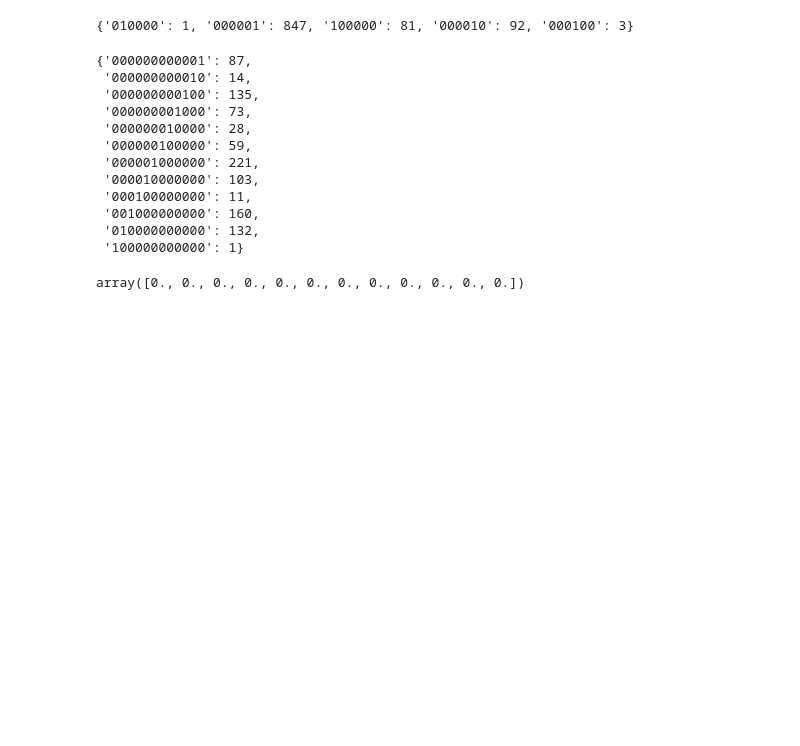
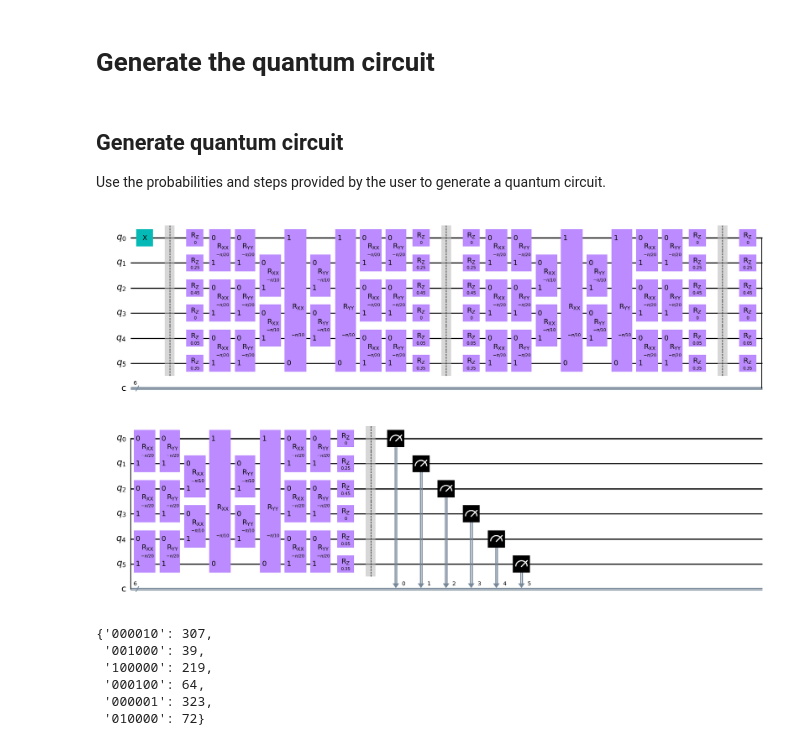
Before and after one commit to sneakyweasel/quintessence, a Jupyter notebook: notebooks/quantum_circuit.ipynb, the cells around one changed output. Cells and saved outputs as stored; diff of their text form; code cells hidden in the pictures; blank space fills up the shorter version.

```diff
--- a/notebooks/quantum_circuit.ipynb
+++ b/notebooks/quantum_circuit.ipynb
@@ -1 +1,3 @@
+# %% [markdown]
+# Generate the quantum circuit
 # %%
@@ -16,10 +16,14 @@ simulator = Aer.get_backend('qasm_simulator')
+# %% [markdown]
+## Generate quantum circuit
+
+Use the probabilities and steps provided by the user to generate a quantum circuit.
 # %%
-# JSON data
+# JSON data example from the frontend
 json_data = {
     "computer": "ionq",  # quantum computer to use
-    "qbit_count": 6,     # number of qubits to use
+    "steps": 3,          # number of steps to take in the quantum circuit
     "places": [          # list of places to visit and their probabilities
-        ["Gym", 0.2],
+        ["Home", 0.2],
         ["Opera", 0.5],
         ["Rooftop bar", 0.9],
         ["Street fair", 0.0],
@@ -28,17 +32,15 @@ json_data = {
     ]
 }
 
-backend = simulator
-
 # Retrieve probabilities
 probabilities = []
 for place in json_data['places']:
-    probabilities.append(place['probability'])
+    probabilities.append(place[1])
 
 # Quantum circuit variables
 start = 0
 probabilities[start] = 0
-steps = 1
+steps = json_data['steps']
 J_val = np.pi / 10
 
 # Define Qiskit parameters
@@ -60,41 +62,32 @@ for i in range(L):
 for i in range(L):
     if i % 2 != 0:
         qc_U.rxx(-J, i % L, (i+1) % L)
         qc_U.ryy(-J, i % L, (i+1) % L)
 for i in range(L):
     if i % 2 == 0:
         qc_U.rxx(-J/2, i % L, (i+1) % L)
         qc_U.ryy(-J/2, i % L, (i+1) % L)
 for i in range(L):
     qc_U.rz(K_i[i]/2, i)
 
 # Compose main quantum circuit by duplicating the unitary circuit every step
 qc_main = QuantumCircuit(L)
 qc_main.x(start)
 for step in range(steps):
     qc_main = qc_main.compose(qc_U, qubits=range(L))
 
 # Add measurement circuit
 qc_measure = QuantumCircuit(L, L)
 qc_measure.measure_all(add_bits=False)
 qc_end = qc_main.compose(qc_measure, range(L))
 
 # Bind Qiskit parameters
 qc_end = qc_end.bind_parameters({J: J_val})
 for ind in range(L):
     qc_end = qc_end.bind_parameters({K_i[ind]: probabilities[ind]})
 
 # Draw quantum circuit
 # qc_end.draw()
-# qc_U.draw(output='mpl')
-# qc_main.draw(output='mpl')
-# qc_measure.draw(output='mpl')
-# qc_end.draw(output='mpl', filename='./circuit.png', vertical_compression=True)
-
-# Transpile and run
-trans_circ = transpile(qc_end, backend)
-job = backend.run(trans_circ)
-results = job.result().get_counts()
-results
+qc_end.draw(output='mpl', filename='./circuit.png', vertical_compression=True)
 # %% [output]
-{'010000': 1, '000001': 847, '100000': 81, '000010': 92, '000100': 3}
+[figure, added]
@@ -226,27 +94,16 @@ def random_walk(start, J_val, J_val_2, K_vals, steps):
-# %%
-start = 0
-K_vals = 0 * np.ones(12)
-K_vals[0] = 0
-steps = 5
-J_val = np.pi/10
-
-
-results = random_walk(start, J_val, J_val, K_vals, steps)
-results
-# %% [output]
-{'000000000001': 87,
- '000000000010': 14,
- '000000000100': 135,
- '000000001000': 73,
- '000000010000': 28,
- '000000100000': 59,
- '000001000000': 221,
- '000010000000': 103,
- '000100000000': 11,
- '001000000000': 160,
- '010000000000': 132,
- '100000000000': 1}
-# %%
-K_vals
-# %% [output]
-array([0., 0., 0., 0., 0., 0., 0., 0., 0., 0., 0., 0.])
+# %%
+# Transpile and run quantum circuit
+simulator = Aer.get_backend('qasm_simulator')
+backend = simulator
+
+trans_circ = transpile(qc_end, backend)
+job = backend.run(trans_circ)
+results = job.result().get_counts()
+results
+# %% [output]
+{'000010': 307,
+ '001000': 39,
+ '100000': 219,
+ '000100': 64,
+ '000001': 323,
+ '010000': 72}
```
Also changed, not shown: parts of 3 cells of this notebook, 5 other files.
